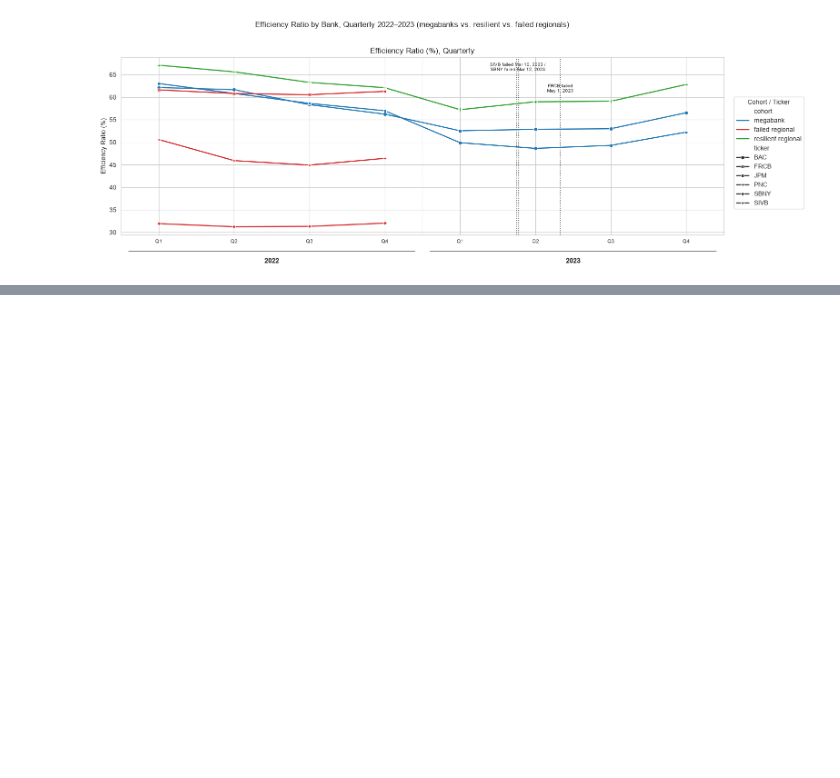
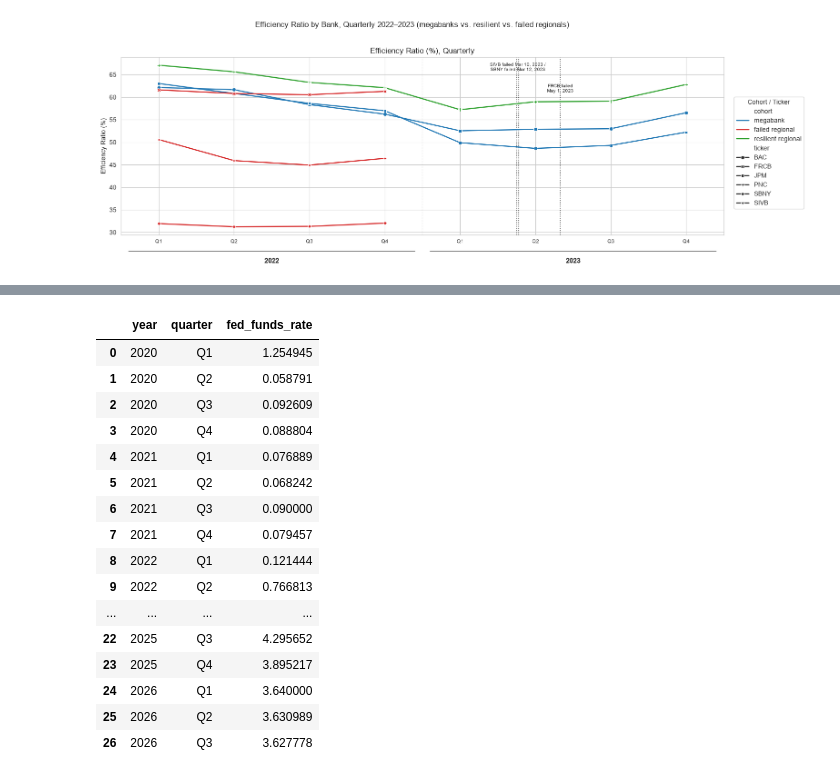
Before and after one commit to odrive881/bank-failure-analysis, a Jupyter notebook: data_analysis.ipynb, the cells around one changed output, grey strips where cells are left out. Saved outputs shown, nothing was run; the diff lists cells and outputs as text; code cells hidden in the pictures; blank space fills up the shorter version.

```diff
--- a/data_analysis.ipynb
+++ b/data_analysis.ipynb
@@ -1189,0 +1175,26 @@ plt.show()
+# %%
+"""FED FUNDS RATE (quarterly average) -- the deposit-beta benchmark rate"""
+fed_funds = pd.read_csv("data/raw/fred/DFF.csv", parse_dates=["observation_date"])
+fed_funds = fed_funds.set_index("observation_date")["DFF"].resample("QE").mean().reset_index()
+fed_funds["year"] = fed_funds["observation_date"].dt.year
+fed_funds["quarter"] = "Q" + fed_funds["observation_date"].dt.quarter.astype(str)
+fed_funds_quarterly = fed_funds[["year", "quarter", "DFF"]].rename(columns={"DFF": "fed_funds_rate"})
+fed_funds_quarterly
+# %% [output]
+|  | year | quarter | fed_funds_rate |
+| 0 | 2020 | Q1 | 1.254945 |
+| 1 | 2020 | Q2 | 0.058791 |
+| 2 | 2020 | Q3 | 0.092609 |
+| 3 | 2020 | Q4 | 0.088804 |
+| 4 | 2021 | Q1 | 0.076889 |
+| 5 | 2021 | Q2 | 0.068242 |
+| 6 | 2021 | Q3 | 0.090000 |
+| 7 | 2021 | Q4 | 0.079457 |
+| 8 | 2022 | Q1 | 0.121444 |
+| 9 | 2022 | Q2 | 0.766813 |
+| ... | ... | ... | ... |
+| 22 | 2025 | Q3 | 4.295652 |
+| 23 | 2025 | Q4 | 3.895217 |
+| 24 | 2026 | Q1 | 3.640000 |
+| 25 | 2026 | Q2 | 3.630989 |
+| 26 | 2026 | Q3 | 3.627778 |
```
Also changed, not shown: parts of 18 cells of this notebook, 47 other files.
